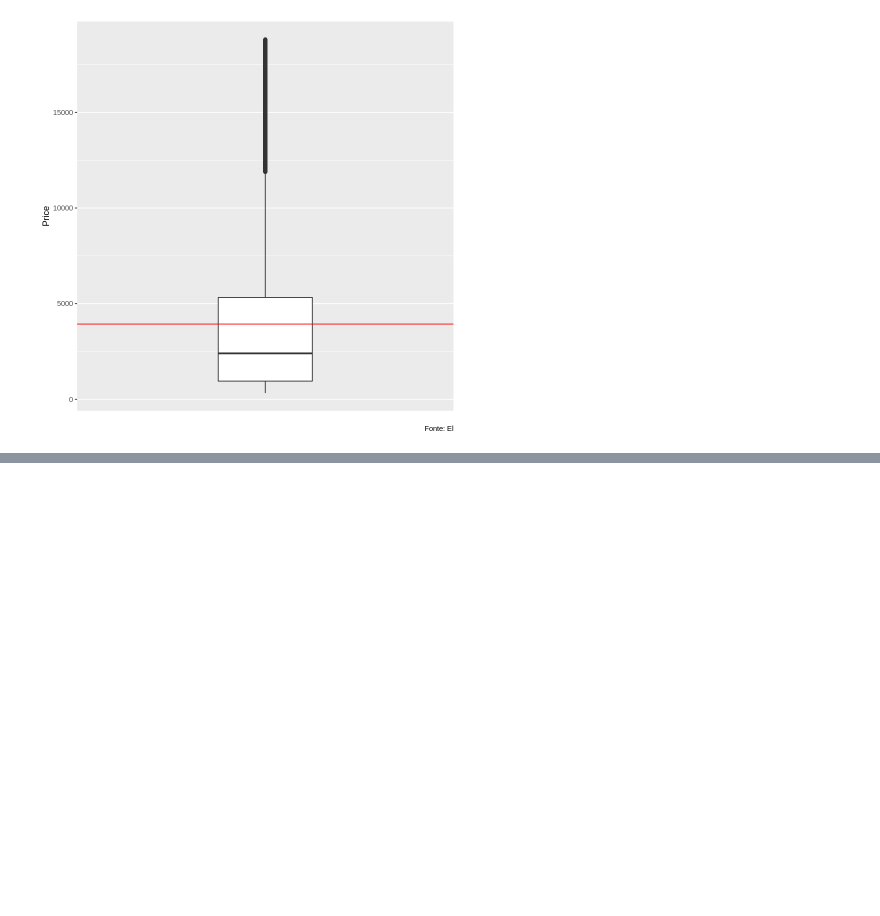
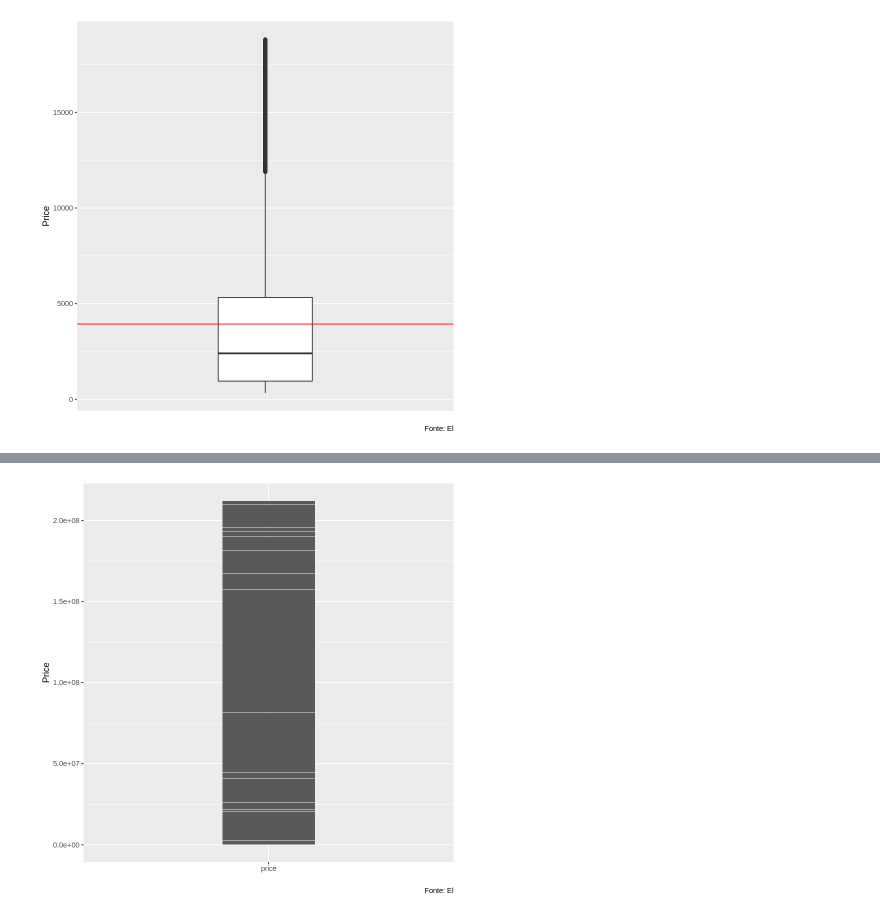
Before and after one commit to BrunaKrasotaMatos/An-liseEstat-stica, a Jupyter notebook: Trilha3/Trilha3.ipynb, the cells around one changed output, grey strips where cells are left out. Cells and saved outputs as stored; diff of their text form; code cells hidden in the pictures; blank space fills up the shorter version.

```diff
--- a/Trilha3/Trilha3.ipynb
+++ b/Trilha3/Trilha3.ipynb
@@ -99,0 +130,9 @@ ggplot(data=diamantes) +
+# %%
+# Grafico de colunas
+ggplot(data=diamantes) +
+  geom_col(
+    aes(x = "price",
+        y = price),width = 0.3, varwidth = F) +
+    labs(y = "Price",
+         x = "", caption = "Fonte: El")
+# %% [output]
@@ -99,0 +141 @@ ggplot(data=diamantes) +
+[figure, added]
```
Also changed, not shown: parts of 7 cells of this notebook.
